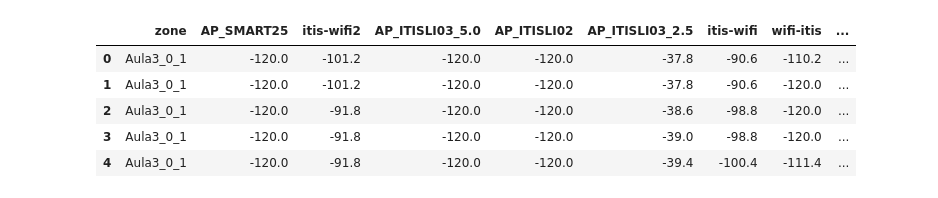
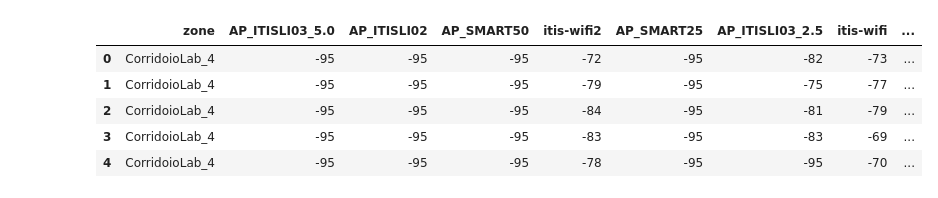
Before and after one commit to cassis-squad/src, a Jupyter notebook: models/wifi/modello/RandomForestNetClassifier.ipynb, the cells around one changed output. Saved outputs shown, nothing was run; the diff lists cells and outputs as text; code cells hidden in the pictures.

```diff
--- a/models/wifi/modello/RandomForestNetClassifier.ipynb
+++ b/models/wifi/modello/RandomForestNetClassifier.ipynb
@@ -6,13 +6,13 @@ import seaborn as sns
 from sklearn.ensemble import RandomForestClassifier
 from sklearn.model_selection import train_test_split
 # %%
-data = pd.read_csv("dataset_finale.csv")
+data = pd.read_csv('./mydataset2.csv')
 data.dropna(inplace=True, axis=1)
 data.head()
 # %% [output]
-|  | zone | AP_SMART25 | itis-wifi2 | AP_ITISLI03_5.0 | AP_ITISLI02 | AP_ITISLI03_2.5 | itis-wifi | wifi-itis | ... |
-| 0 | Aula3_0_1 | -120.0 | -101.2 | -120.0 | -120.0 | -37.8 | -90.6 | -110.2 | ... |
-| 1 | Aula3_0_1 | -120.0 | -101.2 | -120.0 | -120.0 | -37.8 | -90.6 | -120.0 | ... |
-| 2 | Aula3_0_1 | -120.0 | -91.8 | -120.0 | -120.0 | -38.6 | -98.8 | -120.0 | ... |
-| 3 | Aula3_0_1 | -120.0 | -91.8 | -120.0 | -120.0 | -39.0 | -98.8 | -120.0 | ... |
-| 4 | Aula3_0_1 | -120.0 | -91.8 | -120.0 | -120.0 | -39.4 | -100.4 | -111.4 | ... |
+|  | zone | AP_ITISLI03_5.0 | AP_ITISLI02 | AP_SMART50 | itis-wifi2 | AP_SMART25 | AP_ITISLI03_2.5 | itis-wifi | ... |
+| 0 | CorridoioLab_4 | -95 | -95 | -95 | -72 | -95 | -82 | -73 | ... |
+| 1 | CorridoioLab_4 | -95 | -95 | -95 | -79 | -95 | -75 | -77 | ... |
+| 2 | CorridoioLab_4 | -95 | -95 | -95 | -84 | -95 | -81 | -79 | ... |
+| 3 | CorridoioLab_4 | -95 | -95 | -95 | -83 | -95 | -83 | -69 | ... |
+| 4 | CorridoioLab_4 | -95 | -95 | -95 | -78 | -95 | -95 | -70 | ... |
```
Also changed, not shown: parts of 12 cells of this notebook.
